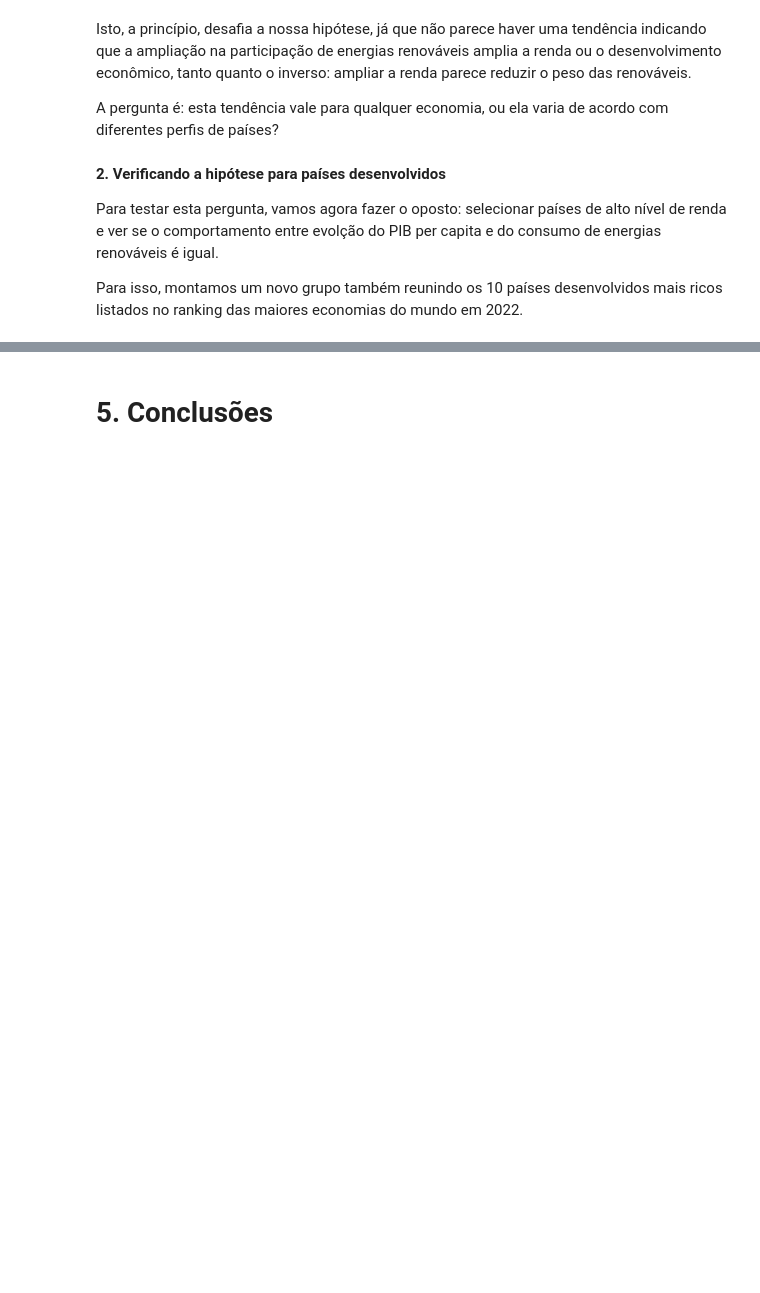
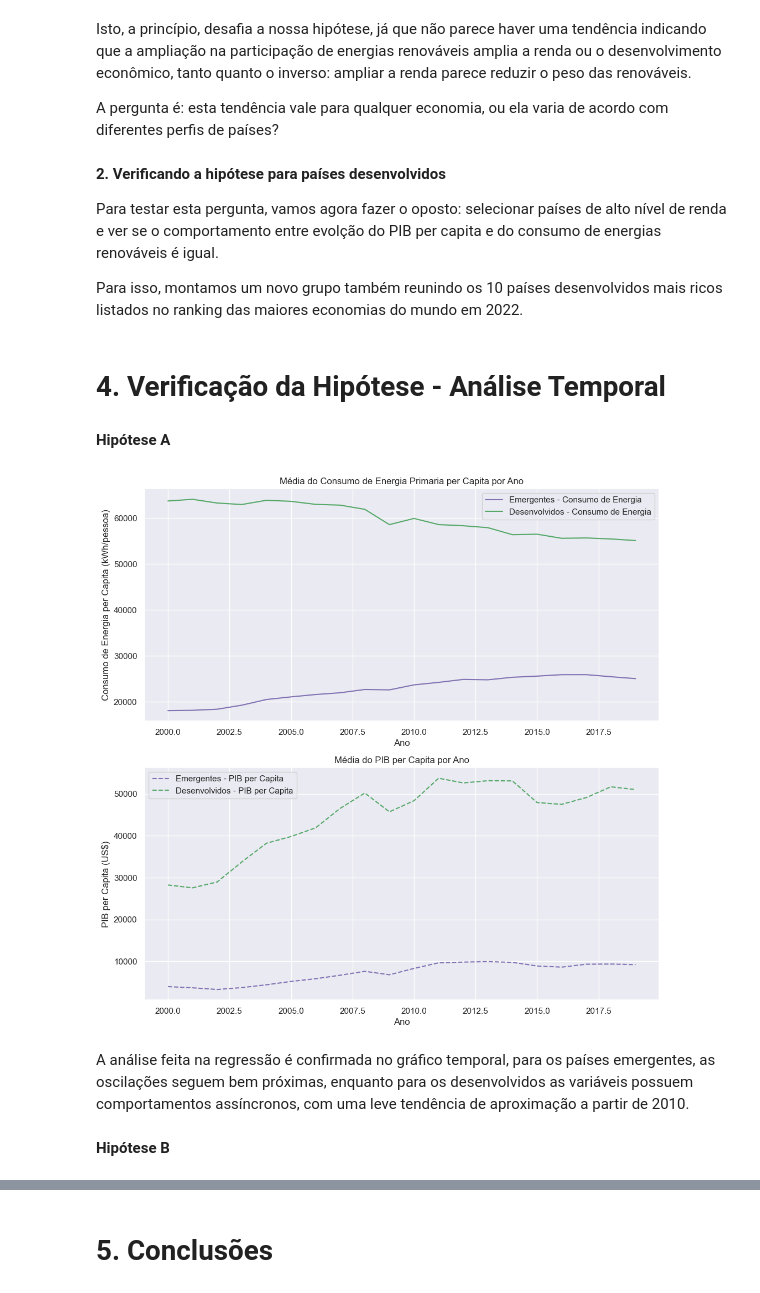
Before and after one commit to Felipefalex/Projeto-Sustainable-Energy, a Jupyter notebook: sustainable_energy.ipynb, the cells around one changed output, grey strips where cells are left out. Drawn from its saved outputs; the diff is of its cells as text; code cells hidden in the pictures; blank space fills up the shorter version.

```diff
--- a/sustainable_energy.ipynb
+++ b/sustainable_energy.ipynb
@@ -608,3 +583,49 @@ A pergunta é: esta tendência vale para qualquer economia, ou ela varia de acor
 Para testar esta pergunta, vamos agora fazer o oposto: selecionar países de alto nível de renda e ver se o comportamento entre evolção do PIB per capita e do consumo de energias renováveis é igual.
 
 Para isso, montamos um novo grupo também reunindo os 10 países desenvolvidos mais ricos listados no ranking das maiores economias do mundo em 2022.
+# %% [markdown]
+# 4. Verificação da Hipótese - Análise Temporal
+# %% [markdown]
+**Hipótese A**
+# %%
+# Filtrando os dados para emergentes e desenvolvidos
+data_emergentes = data[data['Pais'].isin(emergentes_list)]
+data_desenvolvidos = data[data['Pais'].isin(desenvolvidos_list)]
+
+# Calculando a média do PIB por ano para cada grupo
+media_pib_emergentes = data_emergentes.groupby('Ano')['PIB per capita'].mean()
+media_pib_desenvolvidos = data_desenvolvidos.groupby('Ano')['PIB per capita'].mean()
+
+# Calculando a média do consumo de energia por ano para cada grupo
+media_consumo_emergentes = data_emergentes.groupby('Ano')['Consumo energia primaria per capita'].mean()
+media_consumo_desenvolvidos = data_desenvolvidos.groupby('Ano')['Consumo energia primaria per capita'].mean()
+
+# Criando o gráfico com dois subplots
+fig, ax = plt.subplots(2, 1, figsize=(12, 12))
+
+# Gráfico para o consumo de energia per capita
+ax[0].plot(media_consumo_emergentes, label='Emergentes - Consumo de Energia', color='m')
+ax[0].plot(media_consumo_desenvolvidos, label='Desenvolvidos - Consumo de Energia', color='g')
+ax[0].set_title('Média do Consumo de Energia Primaria per Capita por Ano')
+ax[0].set_xlabel('Ano')
+ax[0].set_ylabel('Consumo de Energia per Capita (kWh/pessoa)')
+ax[0].legend()
+ax[0].grid(True)
+
+# Gráfico para o PIB per capita
+ax[1].plot(media_pib_emergentes, label='Emergentes - PIB per Capita', color='m', linestyle='--')
+ax[1].plot(media_pib_desenvolvidos, label='Desenvolvidos - PIB per Capita', color='g', linestyle='--')
+ax[1].set_title('Média do PIB per Capita por Ano')
+ax[1].set_xlabel('Ano')
+ax[1].set_ylabel('PIB per Capita (US$)')
+ax[1].legend()
+ax[1].grid(True)
+
+plt.show()
+plt.show()
+# %% [output]
+[figure, added]
+# %% [markdown]
+A análise feita na regressão é confirmada no gráfico temporal, para os países emergentes, as oscilações seguem bem próximas, enquanto para os desenvolvidos as variáveis possuem comportamentos assíncronos, com uma leve tendência de aproximação a partir de 2010.
+# %% [markdown]
+**Hipótese B**
```
Also changed, not shown: parts of 26 cells of this notebook.
